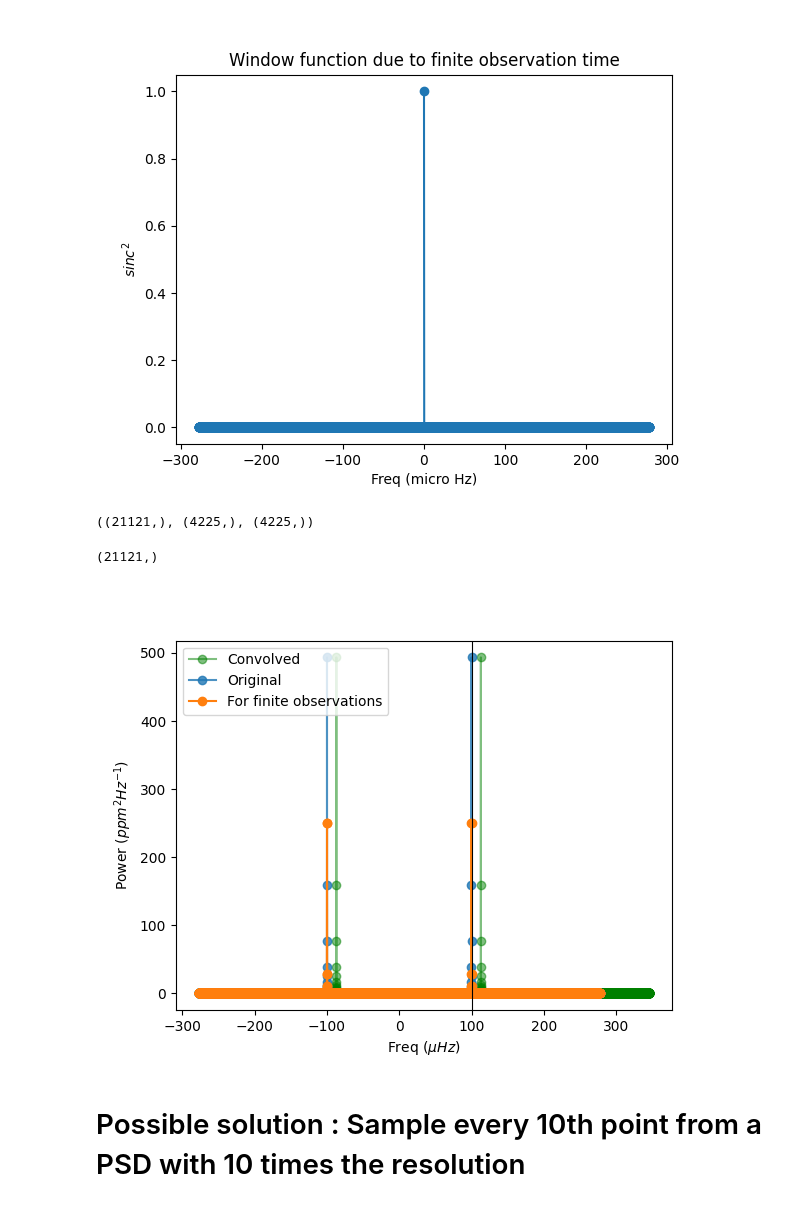
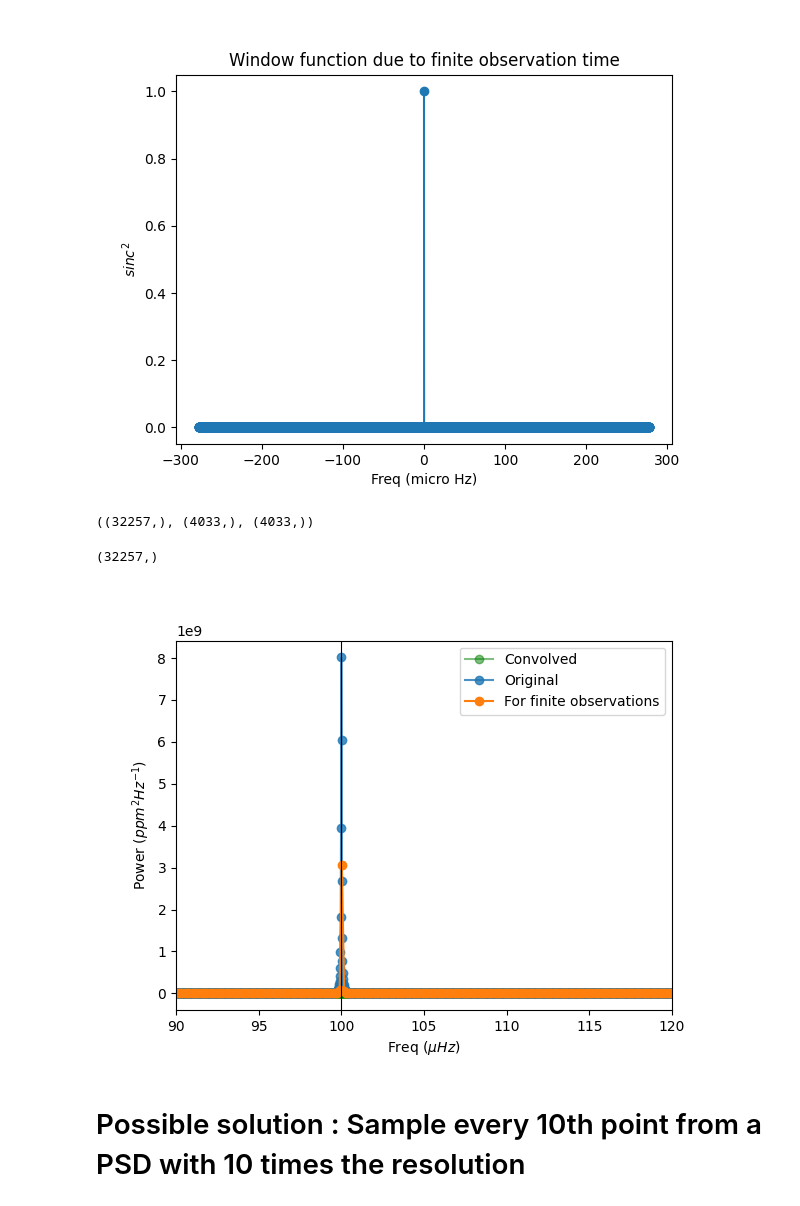
Before and after one commit to ghanghasnipun/damped-harmonic-oscillator, a Jupyter notebook: window_function_ft.ipynb, the cells around one changed output. Cells and saved outputs as stored; diff of their text form; code cells hidden in the pictures.

```diff
--- a/window_function_ft.ipynb
+++ b/window_function_ft.ipynb
@@ -55,13 +55,14 @@ print(exp_decay(np.array([0,0.2,0.202]),tau=100))
 # %% [output]
 (36.841422012012806,)
 # %%
-t_obs2 = 84*24*60*60
-t_obs = 5*t_obs2    #365*24*60*60
+t_obs2 = 80*24*60*60
+samp_factor = 8
+t_obs = samp_factor*t_obs2    #365*24*60*60
 del_obs = 30*60
 t_samp = np.arange(0,t_obs+del_obs,del_obs)
 t_samp2 = np.arange(0,t_obs2+del_obs,del_obs)
 
-life_samp = 200*(24*60*60)
+life_samp = 160*(24*60*60)
 signal = exp_decay(t_samp,tau=life_samp)
 signal2 = exp_decay(t_samp2,tau=life_samp)
 plt.figure()
@@ -151,26 +183,26 @@ plt.show()
 # %%
 psd.shape,psd2.shape,sinc_part.shape
 # %% [output]
-((21121,), (4225,), (4225,))
+((32257,), (4033,), (4033,))
 # %%
 conv_signal = scipy.signal.convolve(psd,sinc_part,'same')
 conv_signal.shape
 # %% [output]
-(21121,)
+(32257,)
 # %%
 plt.figure()
-plt.plot(signal_freq*1e6+68.5,conv_signal,'o-',label='Convolved',color='green',alpha=0.5)
+plt.plot(signal_freq*1e6+68.5,conv_signal*t_obs,'o-',label='Convolved',color='green',alpha=0.5)
 #We added the offset to compensate for the shift introduced due to convolution
-plt.plot(signal_freq*1e6,psd,'o-',label='Original',alpha=0.8)
-plt.plot(signal_freq2*1e6,psd2,'o-',label='For finite observations',alpha=1)
+plt.plot(signal_freq*1e6,norm_psd*psd*t_obs,'o-',label='Original',alpha=0.8)
+plt.plot(signal_freq2*1e6,norm_psd2*psd2*t_obs2,'o-',label='For finite observations',alpha=1)
 plt.axvline(100,linewidth=0.8,color='black')
 plt.xlabel(r'Freq ($\mu Hz$)')
 plt.ylabel(r'Power ($ppm^{2}Hz^{-1}$)')
-# plt.xlim(99,101)
+plt.xlim(90,120)
 plt.legend()
 plt.show()
 # %% [output]
-[figure, old version]
+[figure, new version]
 # %% [markdown]
 # Possible solution : Sample every 10th point from a PSD with 10 times the resolution
 # %% [markdown]
```
Also changed, not shown: parts of 12 cells of this notebook.
